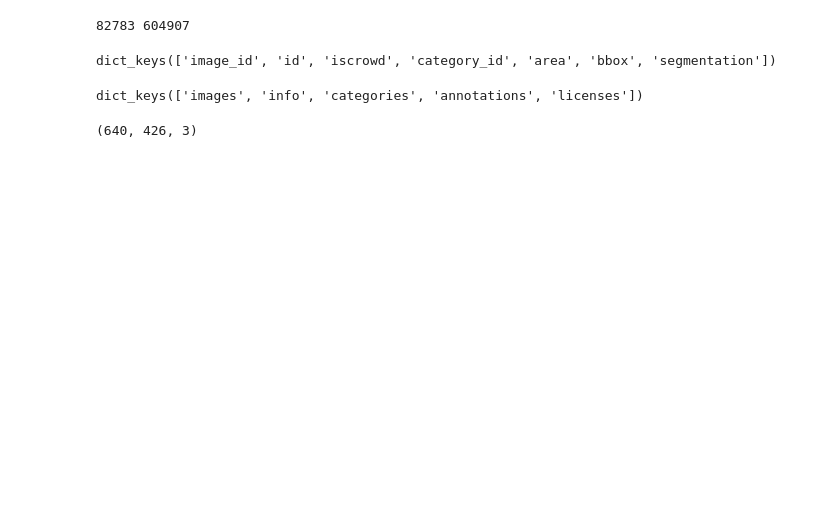
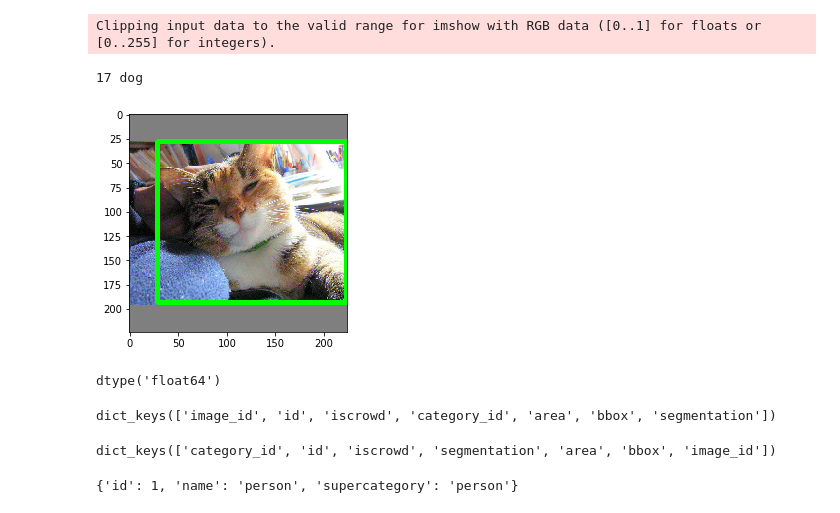
Before and after one commit to anythingth2/Object_Detection, a Jupyter notebook: preprocessing.ipynb, the cells around one changed output. Drawn from its saved outputs; the diff is of its cells as text; code cells hidden in the pictures; blank space fills up the shorter version.

Commit message:
add resize image

```diff
--- a/preprocessing.ipynb
+++ b/preprocessing.ipynb
@@ -5,3 +7,5 @@ import matplotlib.pyplot as plt
+# %%
+input_shape = (224,224,3)
 # %%
 train_datasets_path = 'train2014/'
 annotations_path = 'annotations/'
@@ -21,4 +17,0 @@ class_id = annotation['category_id']
-# %%
-print(len(annotations_json['images']),len(annotations_json['annotations']))
-# %% [output]
-82783 604907
@@ -25,12 +44,53 @@ print(len(annotations_json['images']),len(annotations_json['annotations']))
+# %%
+def draw_box(img,bbox_ratio,color):
+    x, y, w, h = bbox_ratio
+    x1 = int(x*img.shape[1])
+    y1 = int(y*img.shape[0])
+    x2 = int((x+w)*img.shape[1])
+    y2 = int((y+h)*img.shape[0])
+    return cv2.rectangle(img,(x1,y1),(x2,y2),color,3)
+# %%
+i = random.randrange(100000)
+annotation = annotations_json['annotations'][i]
+imgName = '{}COCO_train2014_{}.jpg'.format( train_datasets_path,str(annotation['image_id']).zfill(12) )
+
+img = cv2.imread(imgName)
+
+class_id = annotation['category_id']
+bbox = annotation['bbox']
+
+img, bbox = resize_by_padding(img,input_shape[1],input_shape[0],bbox)
+
+
+x, y, w, h = [int(i) for i in bbox]
+
+
+x /= img.shape[1]
+y /= img.shape[0]
+w /= img.shape[1]
+h /= img.shape[0]
+
+img = draw_box(img,[x,y,w,h],(0,255,0))
+
+plt.imshow(img)
+print(annotation['category_id'],annotations_json['categories'][annotation['category_id']-1]['name'])
+# %% [output]
+Clipping input data to the valid range for imshow with RGB data ([0..1] for floats or [0..255] for integers).
+17 dog
+[figure, added]
+# %%
+img.dtype
+# %% [output]
+dtype('float64')
 # %%
 annotation.keys()
 # %% [output]
 dict_keys(['image_id', 'id', 'iscrowd', 'category_id', 'area', 'bbox', 'segmentation'])
 # %%
-annotations_json.keys()
+annotations_json['annotations'][0].keys()
 # %% [output]
-dict_keys(['images', 'info', 'categories', 'annotations', 'licenses'])
+dict_keys(['category_id', 'id', 'iscrowd', 'segmentation', 'area', 'bbox', 'image_id'])
-# %%
-img.shape
-# %% [output]
-(640, 426, 3)
+# %%
+annotations_json['categories'][1-1]
+# %% [output]
+{'id': 1, 'name': 'person', 'supercategory': 'person'}
```
Also changed, not shown: parts of 5 cells of this notebook, 1 other file.
